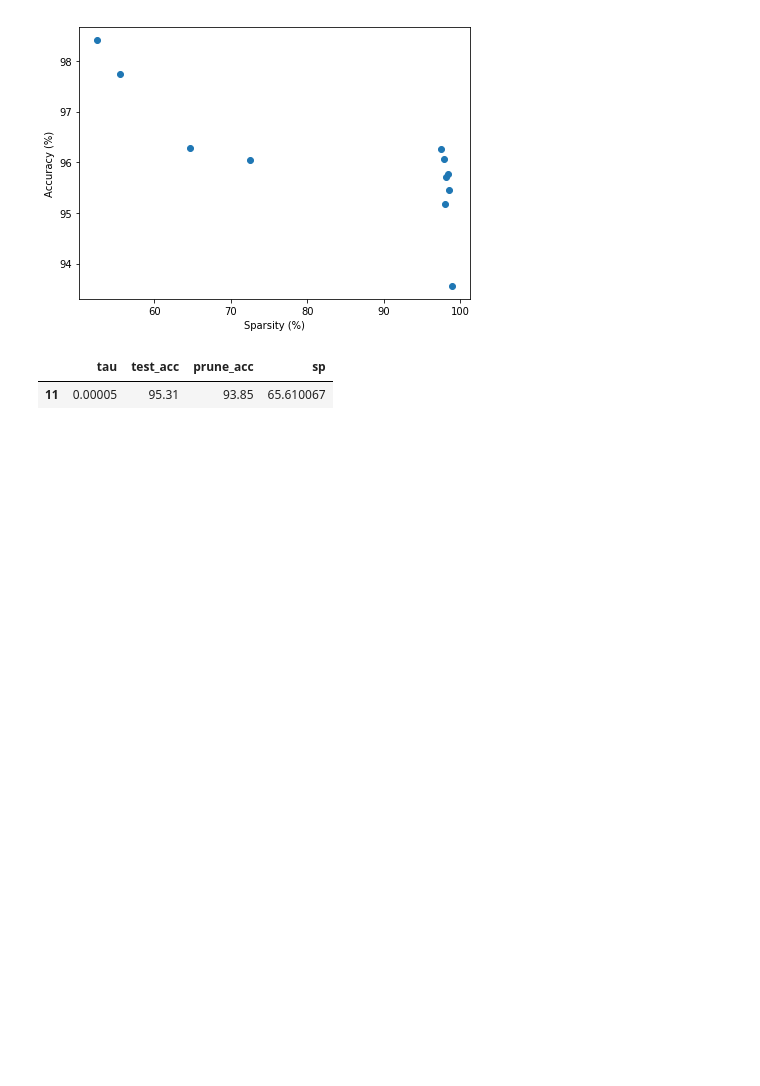
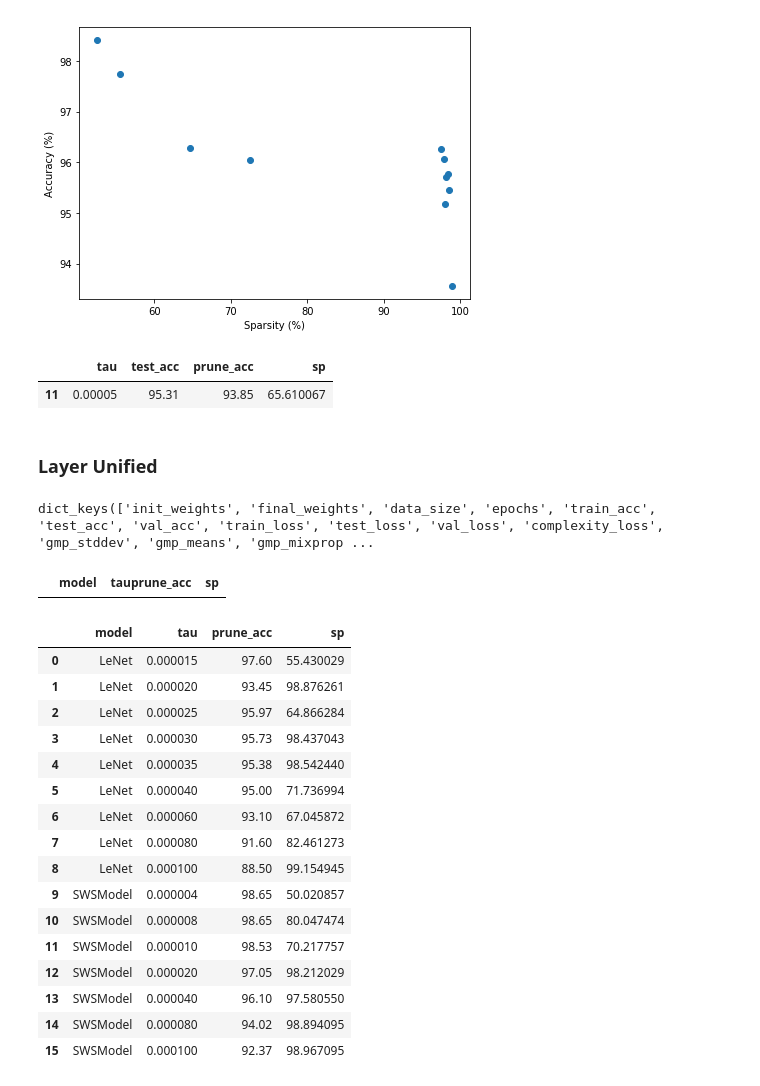
Before and after one commit to okz12/NN_compression, a Jupyter notebook: writeup/layer_uni/layer_vis.ipynb, the cells around one changed output. Cells and saved outputs as stored; diff of their text form; code cells hidden in the pictures; blank space fills up the shorter version.

```diff
--- a/writeup/layer_uni/layer_vis.ipynb
+++ b/writeup/layer_uni/layer_vis.ipynb
@@ -205,3 +205,52 @@ res_df.query('sp < 70 and prune_acc < 94')
 # %% [output]
 |  | tau | test_acc | prune_acc | sp |
 | 11 | 0.00005 | 95.31 | 93.85 | 65.610067 |
+# %% [markdown]
+### Layer Unified
+# %%
+res.keys()
+# %% [output]
+dict_keys(['init_weights', 'final_weights', 'data_size', 'epochs', 'train_acc', 'test_acc', 'val_acc', 'train_loss', 'test_loss', 'val_loss', 'complexity_loss', 'gmp_stddev', 'gmp_means', 'gmp_mixprop ...
+# %%
+ldf
+# %% [output]
+|  | model | tauprune_acc | sp |
+# %%
+from utils_write import loadfile, stack_weights, cr_calc
+#mnist_retrain_model_SWSModel_m100_zm2000_r50_t8e-05_m16_kdT1_f_full
+#mnist_retrain_gmp_SWSModel_m100_zm2000_r50_t4e-05_m16_kdT1_f_full
+#mnist_retrain_model_LeNet_300_100_m100_zm2000_r50_t3e-05_m16_kdT1_f_full
+
+ldf = pd.DataFrame(columns = ["model", "tau", "prune_acc", "sp"])
+idx=0
+tau_list = [1.5e-5, 2e-5, 2.5e-5, 3e-5, 3.5e-5, 4e-5, 6e-5, 8e-5, 10e-5]
+for tau in tau_list:
+    res = loadfile(100, 0.1, 2000,0.1,  tau, temp = 1, mixtures = 16, model = "LeNet_300_100", data_size = "full", model_save_dir = "../layer_sep/files")
+    ldf.loc[idx] = (["LeNet", tau, res["test_prune_acc"][-1], res["sparsity"]])
+    idx+=1
+
+tau_list = [4e-6, 8e-6, 1e-5, 2e-5, 4e-5, 8e-5, 10e-5]
+for tau in tau_list:
+    res = loadfile(100, 0.1, 2000,0.1,  tau, temp = 1, mixtures = 16, model = "SWSModel", data_size = "full", model_save_dir = "../layer_sep/files")
+    ldf.loc[idx] = (["SWSModel", tau, res["test_prune_acc"][-1], res["sparsity"]])
+    idx+=1
+# %%
+ldf
+# %% [output]
+|  | model | tau | prune_acc | sp |
+| 0 | LeNet | 0.000015 | 97.60 | 55.430029 |
+| 1 | LeNet | 0.000020 | 93.45 | 98.876261 |
+| 2 | LeNet | 0.000025 | 95.97 | 64.866284 |
+| 3 | LeNet | 0.000030 | 95.73 | 98.437043 |
+| 4 | LeNet | 0.000035 | 95.38 | 98.542440 |
+| 5 | LeNet | 0.000040 | 95.00 | 71.736994 |
+| 6 | LeNet | 0.000060 | 93.10 | 67.045872 |
+| 7 | LeNet | 0.000080 | 91.60 | 82.461273 |
+| 8 | LeNet | 0.000100 | 88.50 | 99.154945 |
+| 9 | SWSModel | 0.000004 | 98.65 | 50.020857 |
+| 10 | SWSModel | 0.000008 | 98.65 | 80.047474 |
+| 11 | SWSModel | 0.000010 | 98.53 | 70.217757 |
+| 12 | SWSModel | 0.000020 | 97.05 | 98.212029 |
+| 13 | SWSModel | 0.000040 | 96.10 | 97.580550 |
+| 14 | SWSModel | 0.000080 | 94.02 | 98.894095 |
+| 15 | SWSModel | 0.000100 | 92.37 | 98.967095 |
```
Also changed, not shown: 2 other files.
